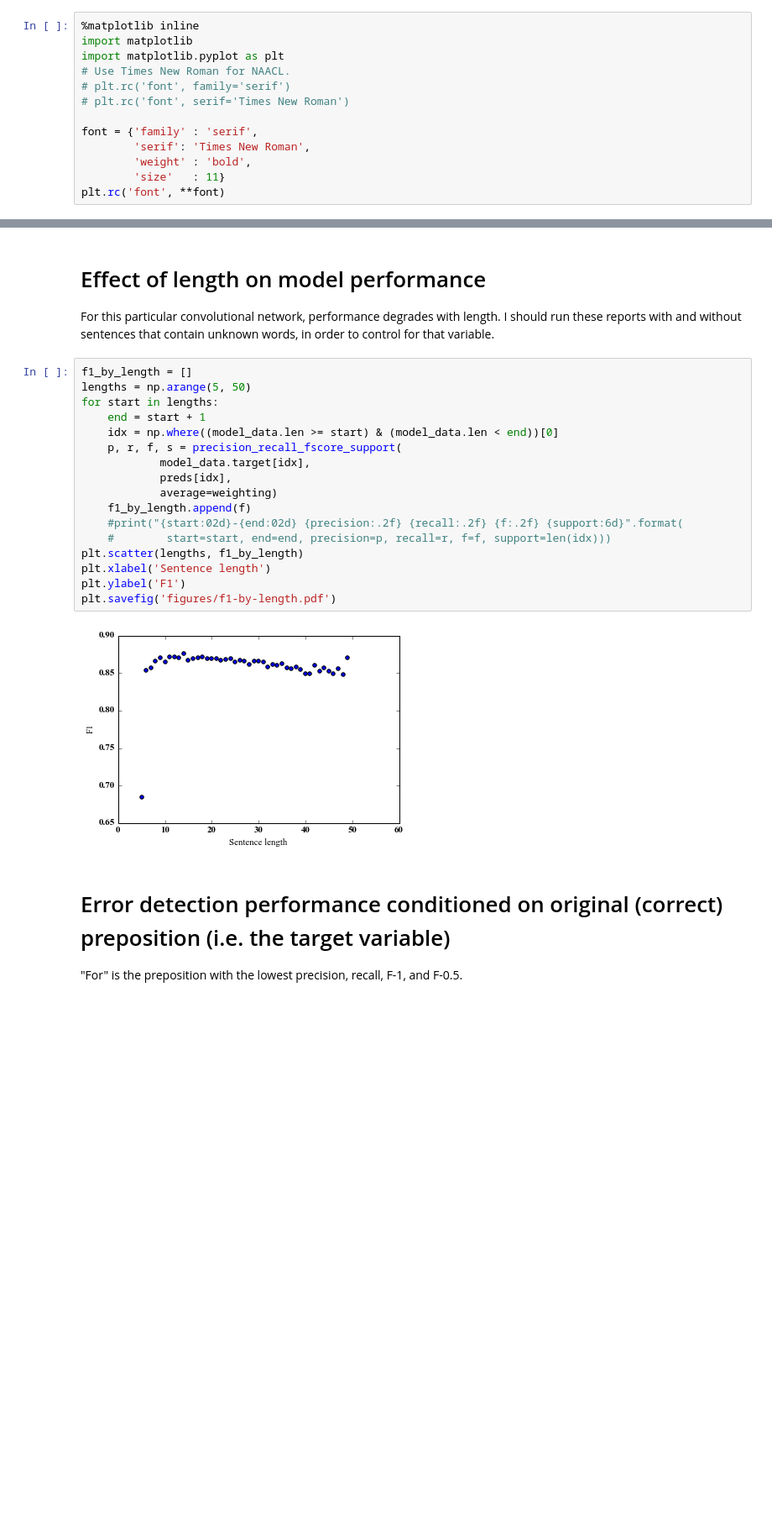
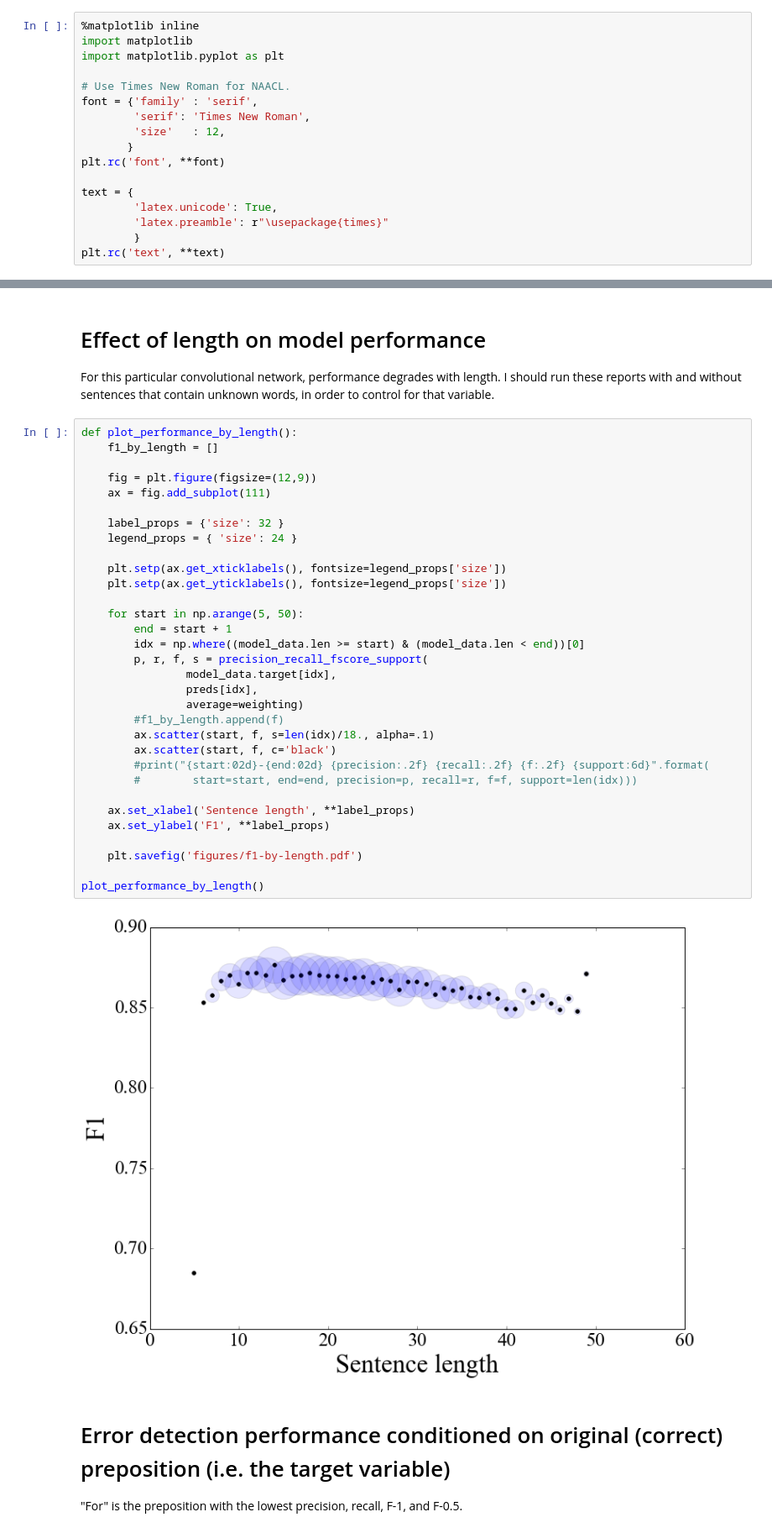
Before and after one commit to ndronen/modeling, a Jupyter notebook: notebooks/ConvnetAnalysis.ipynb, the cells around one changed output, grey strips where cells are left out. Shown at 84% size. Cells and saved outputs as stored; diff of their text form; blank space fills up the shorter version.

```diff
--- a/notebooks/ConvnetAnalysis.ipynb
+++ b/notebooks/ConvnetAnalysis.ipynb
@@ -47,15 +53,19 @@ DONE
 %matplotlib inline
 import matplotlib
 import matplotlib.pyplot as plt
+
 # Use Times New Roman for NAACL.
-# plt.rc('font', family='serif')
-# plt.rc('font', serif='Times New Roman')
-
 font = {'family' : 'serif',
         'serif': 'Times New Roman',
-        'weight' : 'bold',
-        'size'   : 11}
+        'size'   : 12,
+       }
 plt.rc('font', **font)
+
+text = {
+        'latex.unicode': True,
+        'latex.preamble': r"\usepackage{times}"
+        }
+plt.rc('text', **text)
 # %%
 import numpy as np
 np.set_printoptions(precision=3)
@@ -1010,24 +1031,39 @@ Effect of length on model performance
 
 For this particular convolutional network, performance degrades with length.  I should run these reports with and without sentences that contain unknown words, in order to control for that variable.
 # %%
-f1_by_length = []
-lengths = np.arange(5, 50)
-for start in lengths:
-    end = start + 1
-    idx = np.where((model_data.len >= start) & (model_data.len < end))[0]
-    p, r, f, s = precision_recall_fscore_support(
-            model_data.target[idx],
-            preds[idx],
-            average=weighting)
-    f1_by_length.append(f)
-    #print("{start:02d}-{end:02d} {precision:.2f} {recall:.2f} {f:.2f} {support:6d}".format(
-    #        start=start, end=end, precision=p, recall=r, f=f, support=len(idx)))
-plt.scatter(lengths, f1_by_length)
-plt.xlabel('Sentence length')
-plt.ylabel('F1')
-plt.savefig('figures/f1-by-length.pdf')
+def plot_performance_by_length():
+    f1_by_length = []
+
+    fig = plt.figure(figsize=(12,9))
+    ax = fig.add_subplot(111)
+
+    label_props = {'size': 32 }
+    legend_props = { 'size': 24 }
+
+    plt.setp(ax.get_xticklabels(), fontsize=legend_props['size'])
+    plt.setp(ax.get_yticklabels(), fontsize=legend_props['size'])
+
+    for start in np.arange(5, 50):
+        end = start + 1
+        idx = np.where((model_data.len >= start) & (model_data.len < end))[0]
+        p, r, f, s = precision_recall_fscore_support(
+                model_data.target[idx],
+                preds[idx],
+                average=weighting)
+        #f1_by_length.append(f)
+        ax.scatter(start, f, s=len(idx)/18., alpha=.1)
+        ax.scatter(start, f, c='black')
+        #print("{start:02d}-{end:02d} {precision:.2f} {recall:.2f} {f:.2f} {support:6d}".format(
+        #        start=start, end=end, precision=p, recall=r, f=f, support=len(idx)))
+
+    ax.set_xlabel('Sentence length', **label_props)
+    ax.set_ylabel('F1', **label_props)
+
+    plt.savefig('figures/f1-by-length.pdf')
+
+plot_performance_by_length()
 # %% [output]
-[figure, old version]
+[figure, new version]
 # %% [markdown]
 Error detection performance conditioned on original (correct) preposition (i.e. the target variable)
 ========
```
Also changed, not shown: parts of 7 cells of this notebook.
